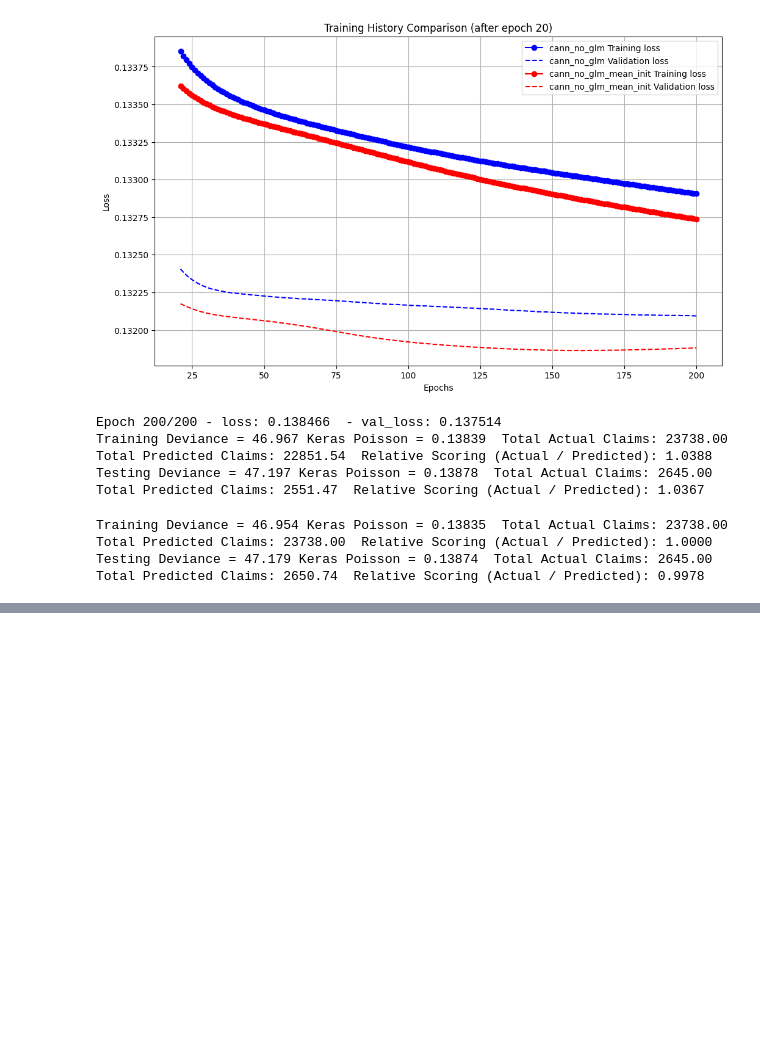
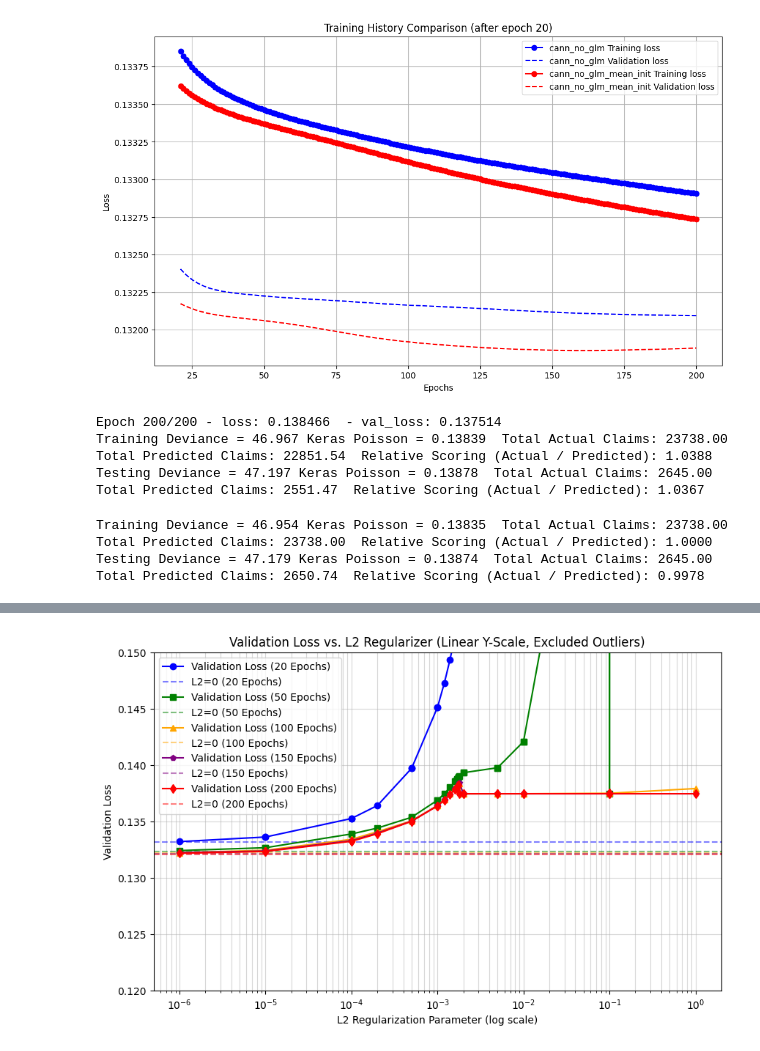
Before and after one commit to leovt/glm-nn-regularized, a Jupyter notebook: notebooks/project.ipynb, the cells around one changed output, grey strips where cells are left out. Cells and saved outputs as stored; diff of their text form; code cells hidden in the pictures; blank space fills up the shorter version.

```diff
--- a/notebooks/project.ipynb
+++ b/notebooks/project.ipynb
@@ -1048,3 +1289,87 @@ Testing Deviance = 47.182 Keras Poisson = 0.13874  Total Actual Claims: 2645.00
+# %%
+import matplotlib.pyplot as plt
+import numpy as np
+import pandas as pd
+
+# Filter model_list to get the regularized GLM-NN (rglnn) models that have a training history
+rglnn_models = [
+    m for m in model_list
+    if getattr(m, 'name', None) == 'rglnn'
+    and hasattr(m, 'history')
+    and 'val_loss' in m.history.history
+]
+
+# Collect the regularization parameter and validation loss at epochs 20, 50, 100, 150, 200
+plot_data = []
+for m in rglnn_models:
+    reg_val = float(m.regularizer)
+
+    # Exclude the lambda = 100 case entirely
+    if reg_val == 100.0:
+        continue
+
+    history = m.history.history['val_loss']
+    num_epochs = len(history)
+
+    # Get validation losses safely
+    val_20 = history[19] if num_epochs >= 20 else None
+    val_50 = history[49] if num_epochs >= 50 else None
+    val_100 = history[99] if num_epochs >= 100 else None
+    val_150 = history[149] if num_epochs >= 150 else None
+    val_200 = history[199] if num_epochs >= 200 else None
+
+    # Specifically exclude epoch 20 validation loss for lambda = 0.1 and lambda = 1
+    if reg_val in [0.1, 1.0]:
+        val_20 = None
+
+    plot_data.append({
+        'regularizer': reg_val,
+        'val_20': val_20,
+        'val_50': val_50,
+        'val_100': val_100,
+        'val_150': val_150,
+        'val_200': val_200
+    })
+
+# Create a DataFrame and sort by the L2 regularization parameter
+df_plot = pd.DataFrame(plot_data).sort_values('regularizer')
+
+# Separate zero vs non-zero for log scaling
+non_zero_df = df_plot[df_plot['regularizer'] > 0]
+zero_df = df_plot[df_plot['regularizer'] == 0]
+
+plt.figure(figsize=(10, 6))
+
+# Define the markers and colors for each epoch checkpoint
+checkpoints = [
+    ('val_20', '20 Epochs', 'o-', 'blue'),
+    ('val_50', '50 Epochs', 's-', 'green'),
+    ('val_100', '100 Epochs', '^-', 'orange'),
+    ('val_150', '150 Epochs', 'p-', 'purple'),
+    ('val_200', '200 Epochs', 'd-', 'red')
+]
+
+for col, label, style, color in checkpoints:
+    # Mask out NaN values from non_zero_df so line segments connect correctly
+    subset = non_zero_df.dropna(subset=[col])
+
+    # Plot non-zero regularization values on a log x-scale
+    plt.plot(subset['regularizer'], subset[col], style, color=color, label=f'Validation Loss ({label})')
+
+    # Plot horizontal line for zero-regularization baseline
+    if not zero_df.empty and zero_df[col].values[0] is not None:
+        plt.axhline(y=zero_df[col].values[0], color=color, linestyle='--', alpha=0.5, label=f'L2=0 ({label})')
+
+plt.xscale('log')
+plt.ylim(0.12, 0.15)
+plt.xlabel('L2 Regularization Parameter (log scale)')
+plt.ylabel('Validation Loss')
+plt.title('Validation Loss vs. L2 Regularizer (Linear Y-Scale, Excluded Outliers)')
+plt.legend()
+plt.grid(True, which="both", ls="-", alpha=0.5)
+plt.show()
+# %% [output]
+[figure, added]
 # %%
 QUICK_MODE = False
 # %%
```
Also changed, not shown: parts of 28 cells of this notebook, 5 other files.
